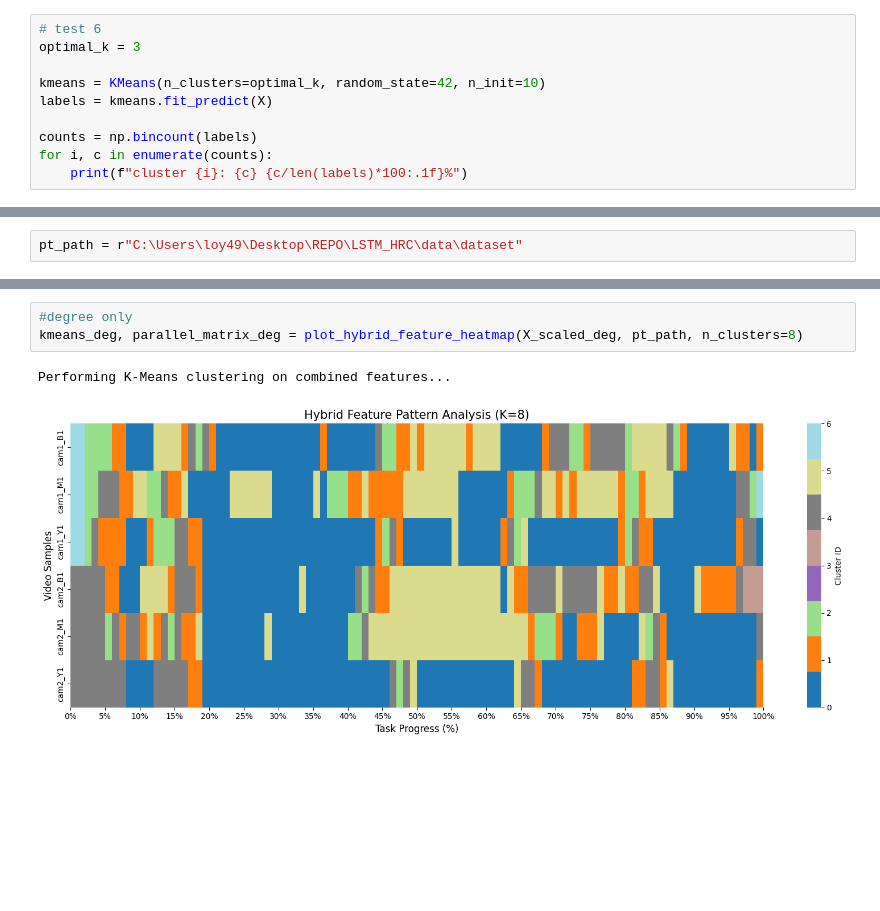
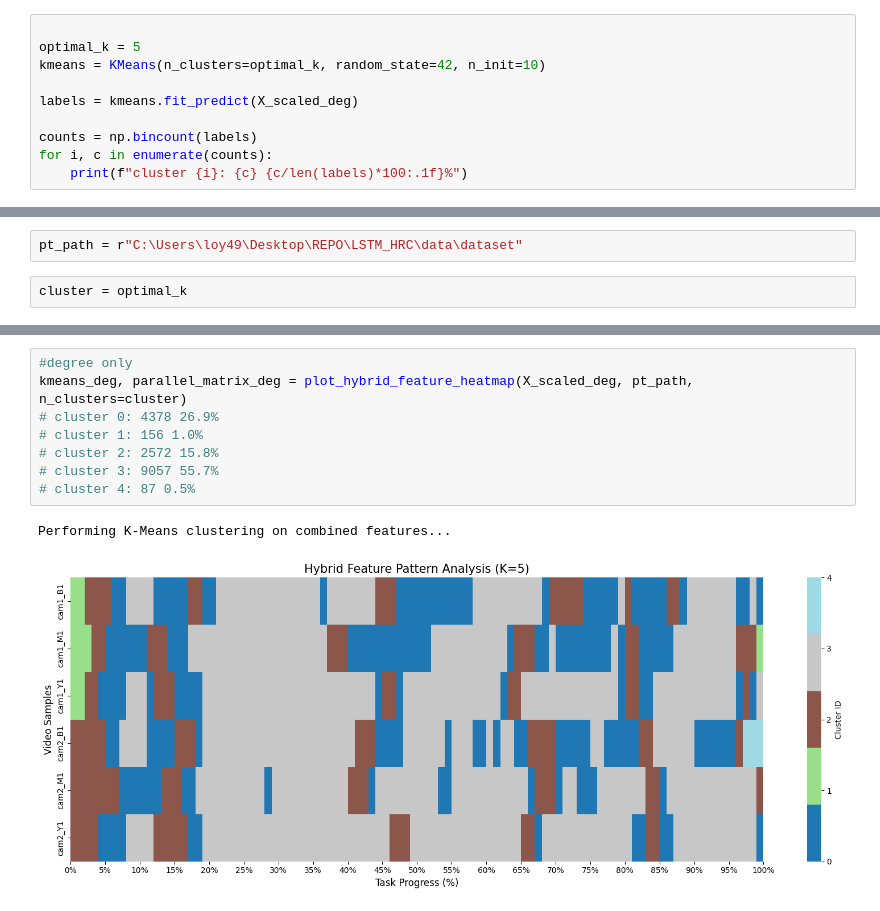
Before and after one commit to Lo122/LSTM_HRC, a Jupyter notebook: data/dataset/analyze_posture.ipynb, the cells around one changed output, grey strips where cells are left out. Drawn from its saved outputs; the diff is of its cells as text; blank space fills up the shorter version.

```diff
--- a/data/dataset/analyze_posture.ipynb
+++ b/data/dataset/analyze_posture.ipynb
@@ -70,11 +70,11 @@ plt.show()
 # %% [output]
 [figure]
 # %%
-# test 6
-optimal_k = 3
 
+optimal_k = 5
 kmeans = KMeans(n_clusters=optimal_k, random_state=42, n_init=10)
-labels = kmeans.fit_predict(X)
+
+labels = kmeans.fit_predict(X_scaled_deg)
 
 counts = np.bincount(labels)
 for i, c in enumerate(counts):
@@ -165,5 +177,7 @@ def plot_hybrid_feature_heatmap(X_stacked, data_path, n_clusters=5, target_steps
     return kmeans, parallel_matrix
 # %%
 pt_path = r"C:\Users\loy49\Desktop\REPO\LSTM_HRC\data\dataset"
+# %%
+cluster = optimal_k
 # %%
 #posture + degree
@@ -174,8 +228,13 @@ Performing K-Means clustering on combined features...
 # %%
 #degree only
-kmeans_deg, parallel_matrix_deg = plot_hybrid_feature_heatmap(X_scaled_deg, pt_path, n_clusters=8)
+kmeans_deg, parallel_matrix_deg = plot_hybrid_feature_heatmap(X_scaled_deg, pt_path, n_clusters=cluster)
+# cluster 0: 4378 26.9%
+# cluster 1: 156 1.0%
+# cluster 2: 2572 15.8%
+# cluster 3: 9057 55.7%
+# cluster 4: 87 0.5%
 # %% [output]
 Performing K-Means clustering on combined features...
-[figure, old version]
+[figure, new version]
 # %%
 #posture only
```
Also changed, not shown: parts of 5 cells of this notebook.
